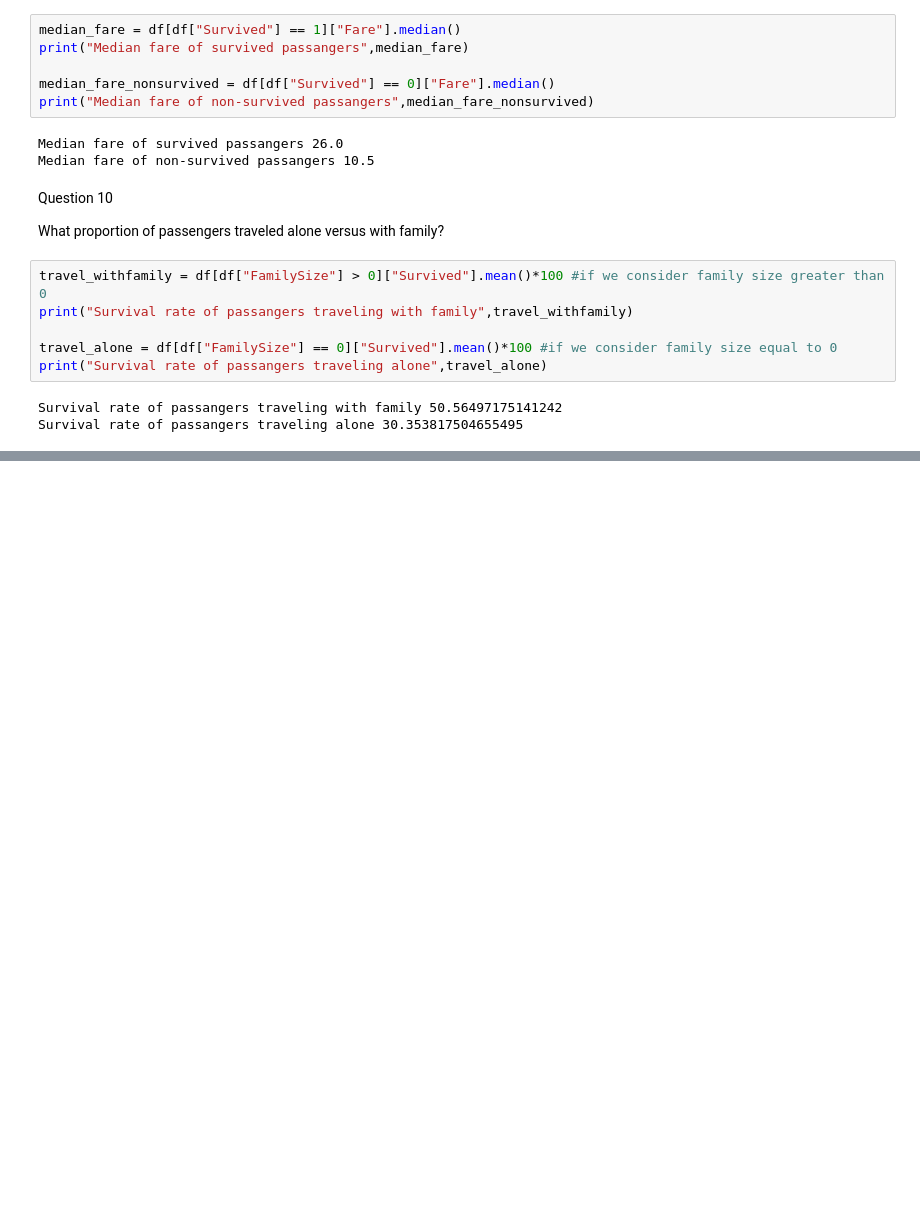
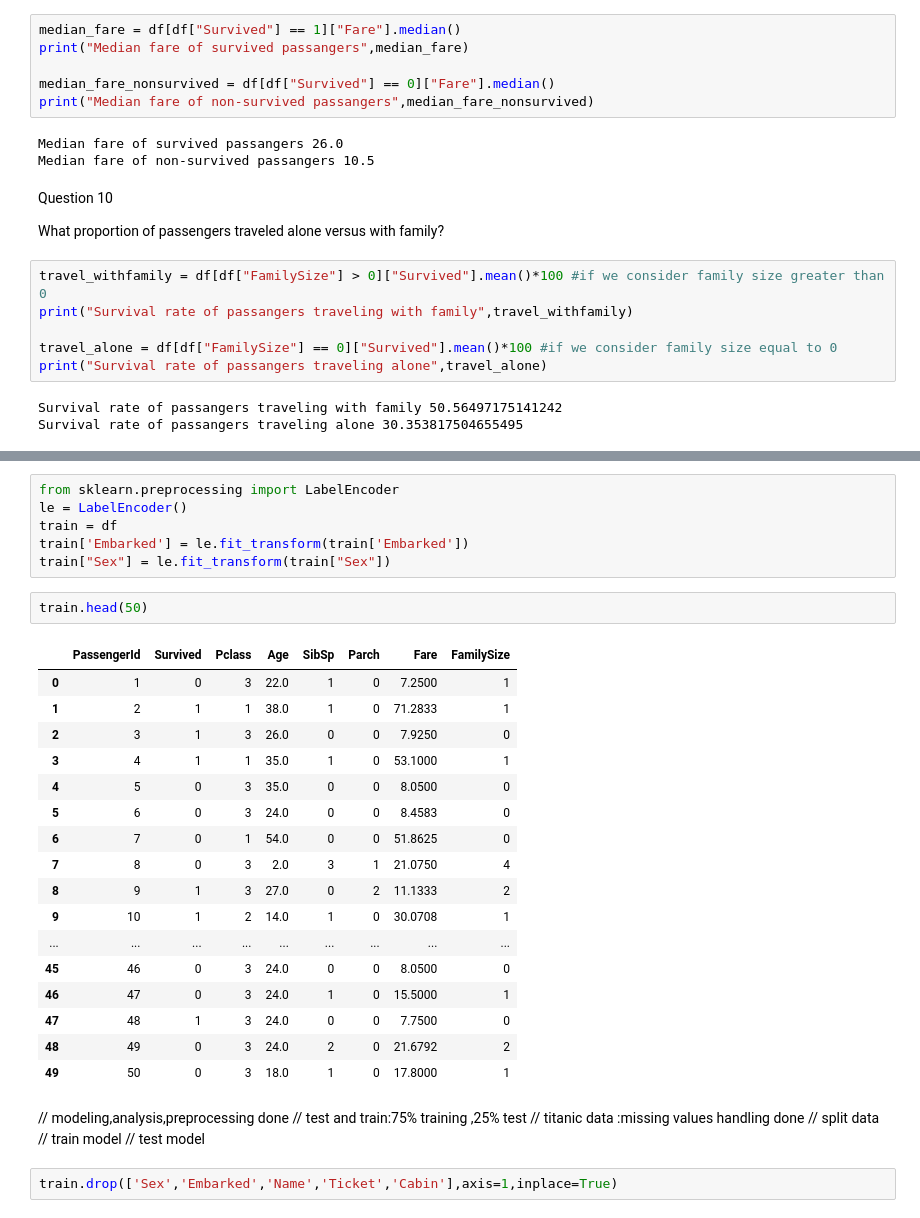
Before and after one commit to way2abhii/Coding, a Jupyter notebook: ML/titanic.ipynb, the cells around one changed output, grey strips where cells are left out. Drawn from its saved outputs; the diff is of its cells as text; blank space fills up the shorter version.

```diff
--- a/ML/titanic.ipynb
+++ b/ML/titanic.ipynb
@@ -269,0 +340,35 @@ Report titanic_report.html was generated! NOTEBOOK/COLAB USERS: the web browser
+# %%
+from sklearn.preprocessing import LabelEncoder
+le = LabelEncoder()
+train = df
+train['Embarked'] = le.fit_transform(train['Embarked'])
+train["Sex"] = le.fit_transform(train["Sex"])
+# %%
+train.head(50)
+# %% [output]
+|  | PassengerId | Survived | Pclass | Age | SibSp | Parch | Fare | FamilySize |
+| 0 | 1 | 0 | 3 | 22.0 | 1 | 0 | 7.2500 | 1 |
+| 1 | 2 | 1 | 1 | 38.0 | 1 | 0 | 71.2833 | 1 |
+| 2 | 3 | 1 | 3 | 26.0 | 0 | 0 | 7.9250 | 0 |
+| 3 | 4 | 1 | 1 | 35.0 | 1 | 0 | 53.1000 | 1 |
+| 4 | 5 | 0 | 3 | 35.0 | 0 | 0 | 8.0500 | 0 |
+| 5 | 6 | 0 | 3 | 24.0 | 0 | 0 | 8.4583 | 0 |
+| 6 | 7 | 0 | 1 | 54.0 | 0 | 0 | 51.8625 | 0 |
+| 7 | 8 | 0 | 3 | 2.0 | 3 | 1 | 21.0750 | 4 |
+| 8 | 9 | 1 | 3 | 27.0 | 0 | 2 | 11.1333 | 2 |
+| 9 | 10 | 1 | 2 | 14.0 | 1 | 0 | 30.0708 | 1 |
+| ... | ... | ... | ... | ... | ... | ... | ... | ... |
+| 45 | 46 | 0 | 3 | 24.0 | 0 | 0 | 8.0500 | 0 |
+| 46 | 47 | 0 | 3 | 24.0 | 1 | 0 | 15.5000 | 1 |
+| 47 | 48 | 1 | 3 | 24.0 | 0 | 0 | 7.7500 | 0 |
+| 48 | 49 | 0 | 3 | 24.0 | 2 | 0 | 21.6792 | 2 |
+| 49 | 50 | 0 | 3 | 18.0 | 1 | 0 | 17.8000 | 1 |
+# %% [markdown]
+// modeling,analysis,preprocessing done
+// test and train:75% training ,25% test
+// titanic data :missing values handling done
+// split data
+// train model
+// test model
+# %%
+train.drop(['Sex','Embarked','Name','Ticket','Cabin'],axis=1,inplace=True)
```
Also changed, not shown: parts of 23 cells of this notebook.
